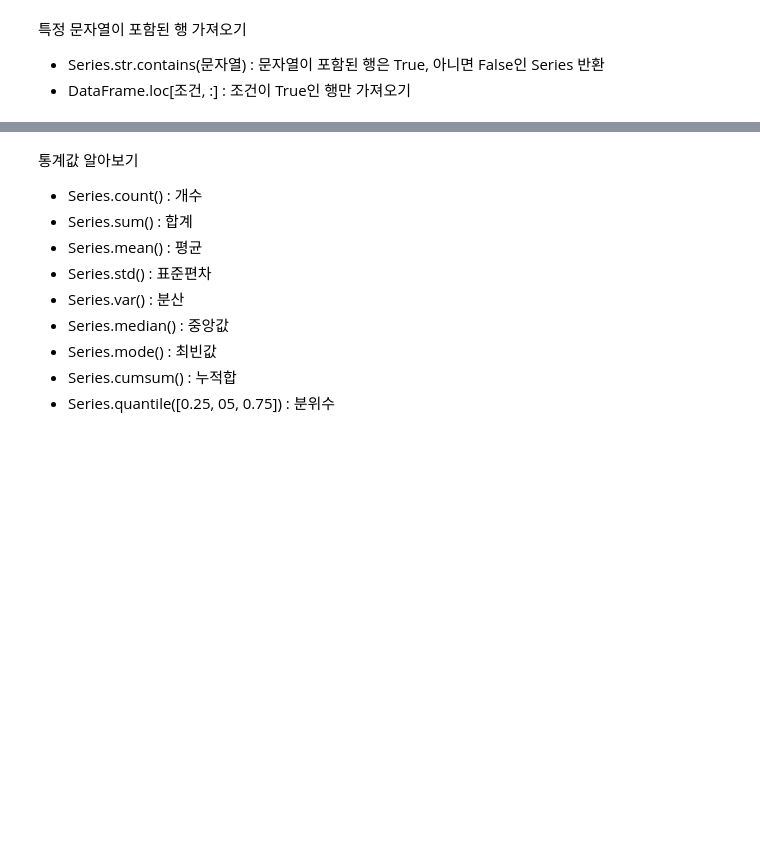
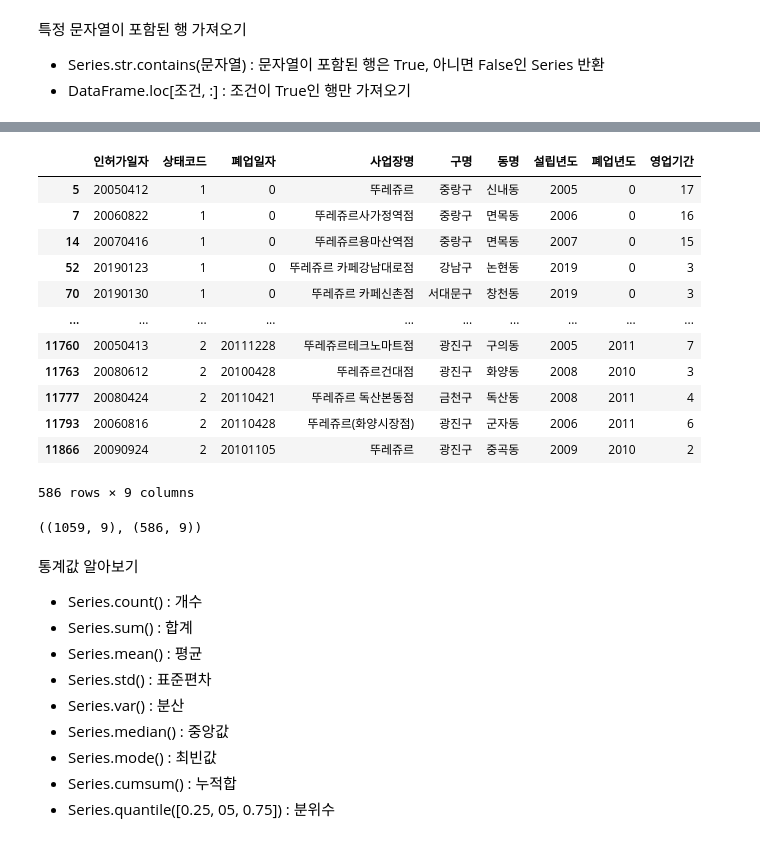
Before and after one commit to choiyun9yu/DataAnalysis, a Jupyter notebook: 빅분기 실기 자료/eduatoz/02. 판다스/[pandas_04]_제과점_서울_어디에_오픈할까_LAB.ipynb, the cells around one changed output, grey strips where cells are left out. Saved outputs shown, nothing was run; the diff lists cells and outputs as text; code cells hidden in the pictures; blank space fills up the shorter version.

```diff
--- a/빅분기 실기 자료/eduatoz/02. 판다스/[pandas_04]_제과점_서울_어디에_오픈할까_LAB.ipynb
+++ b/빅분기 실기 자료/eduatoz/02. 판다스/[pandas_04]_제과점_서울_어디에_오픈할까_LAB.ipynb
@@ -396,6 +543,26 @@ import koreanize_matplotlib
 # %%
 # [4-27] bread에서 '사업장명' 컬럼을 사용하여
 # '뚜레쥬르' 이름인 곳을 뽑아 tous로 이름 붙입니다.
+tous = bread[bread['사업장명'].str.contains('뚜레쥬르')]
+tous
+# %% [output]
+|  | 인허가일자 | 상태코드 | 폐업일자 | 사업장명 | 구명 | 동명 | 설립년도 | 폐업년도 | 영업기간 |
+| 5 | 20050412 | 1 | 0 | 뚜레쥬르 | 중랑구 | 신내동 | 2005 | 0 | 17 |
+| 7 | 20060822 | 1 | 0 | 뚜레쥬르사가정역점 | 중랑구 | 면목동 | 2006 | 0 | 16 |
+| 14 | 20070416 | 1 | 0 | 뚜레쥬르용마산역점 | 중랑구 | 면목동 | 2007 | 0 | 15 |
+| 52 | 20190123 | 1 | 0 | 뚜레쥬르 카페강남대로점 | 강남구 | 논현동 | 2019 | 0 | 3 |
+| 70 | 20190130 | 1 | 0 | 뚜레쥬르 카페신촌점 | 서대문구 | 창천동 | 2019 | 0 | 3 |
+| ... | ... | ... | ... | ... | ... | ... | ... | ... | ... |
+| 11760 | 20050413 | 2 | 20111228 | 뚜레쥬르테크노마트점 | 광진구 | 구의동 | 2005 | 2011 | 7 |
+| 11763 | 20080612 | 2 | 20100428 | 뚜레쥬르건대점 | 광진구 | 화양동 | 2008 | 2010 | 3 |
+| 11777 | 20080424 | 2 | 20110421 | 뚜레쥬르 독산본동점 | 금천구 | 독산동 | 2008 | 2011 | 4 |
+| 11793 | 20060816 | 2 | 20110428 | 뚜레쥬르(화양시장점) | 광진구 | 군자동 | 2006 | 2011 | 6 |
+| 11866 | 20090924 | 2 | 20101105 | 뚜레쥬르 | 광진구 | 중곡동 | 2009 | 2010 | 2 |
+586 rows × 9 columns
+# %%
+paris.shape, tous.shape
+# %% [output]
+((1059, 9), (586, 9))
 # %% [markdown]
 통계값 알아보기
 - Series.count() : 개수
```
Also changed, not shown: parts of 33 cells of this notebook, 2 other files.
